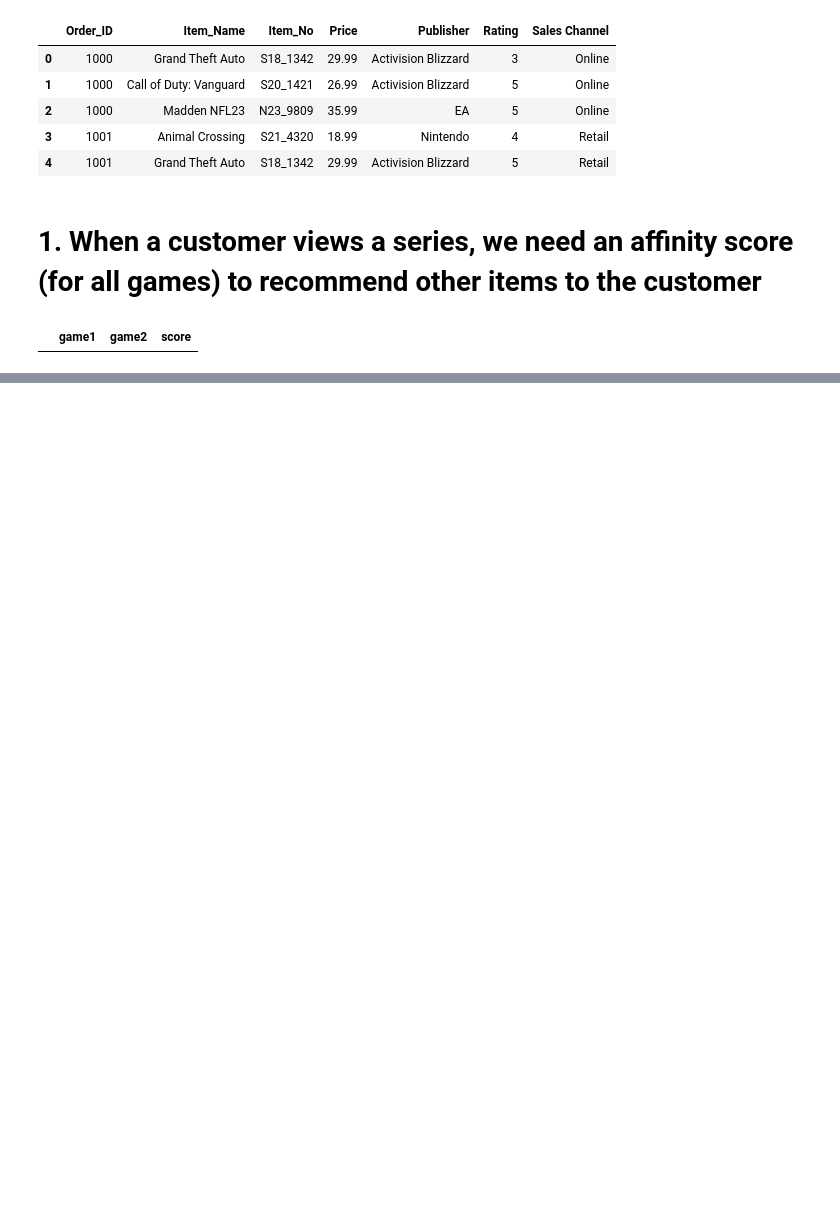
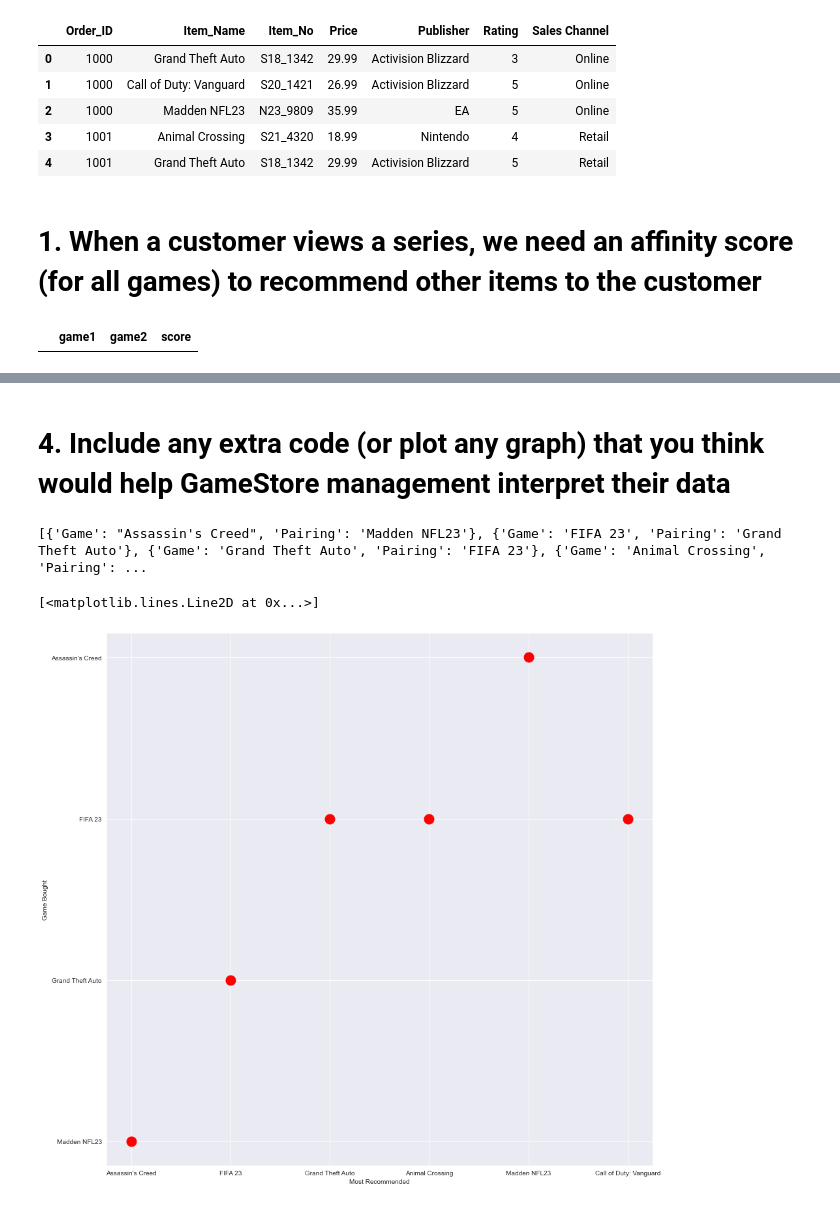
Before and after one commit to jakewarrenblack/research_and_analytics, a Jupyter notebook: Problem_3/Problem 3.ipynb, the cells around one changed output, grey strips where cells are left out. Drawn from its saved outputs; the diff is of its cells as text; code cells hidden in the pictures; blank space fills up the shorter version.

```diff
--- a/Problem_3/Problem 3.ipynb
+++ b/Problem_3/Problem 3.ipynb
@@ -129,0 +161,38 @@ animal_crossing
+# %% [markdown]
+# 4. Include any extra code (or plot any graph) that you think would help GameStore management interpret their data
+# %%
+
+
+# Find out which product the prospect is most likely to want to buy in each case
+tg = []
+
+def getTopRecommendation():
+    for i in range(len(games)):
+        # Find the highest game (first in the list)
+        rec = getRecommendations(games[i]).Item_Name
+        tg.append({
+            'Game': games[i], 'Pairing': rec[0]
+        })
+
+getTopRecommendation()
+
+# Now we have a list of each game, along with its highest affinity recommendation (key/value pair)
+print(tg)
+
+# Plot each game
+import pylab as pl
+f = plt.figure()
+plt.xlabel('Most Recommended')
+plt.ylabel('Game Bought')
+
+f.set_figwidth(15)
+f.set_figheight(15)
+
+# My games and their recommendations are an array of key value pairs
+# Plotting the correlation between each game and its top recommendation
+# Iterating over each key, and each value
+pl.plot([g['Game'] for g in tg], [g['Pairing'] for g in tg], 'ro', markersize=15)
+# %% [output]
+[{'Game': "Assassin's Creed", 'Pairing': 'Madden NFL23'}, {'Game': 'FIFA 23', 'Pairing': 'Grand Theft Auto'}, {'Game': 'Grand Theft Auto', 'Pairing': 'FIFA 23'}, {'Game': 'Animal Crossing', 'Pairing': ...
+[<matplotlib.lines.Line2D at 0x...>]
+[figure, added]
```
Also changed, not shown: parts of 4 cells of this notebook, 1 other file.
